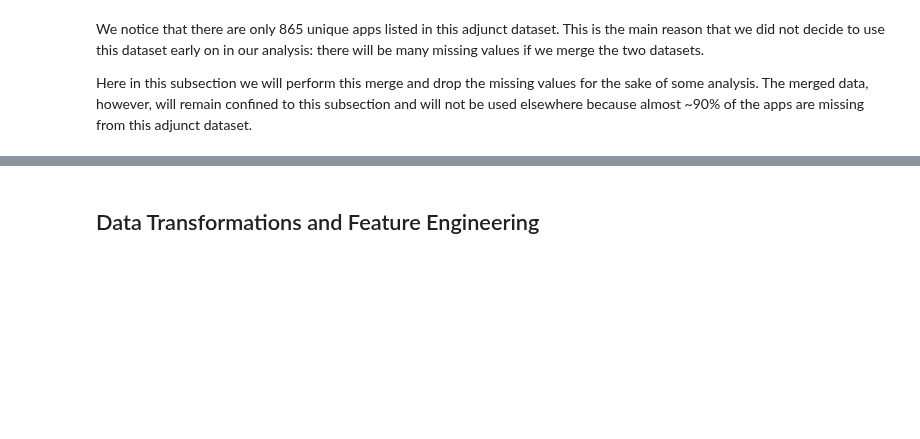
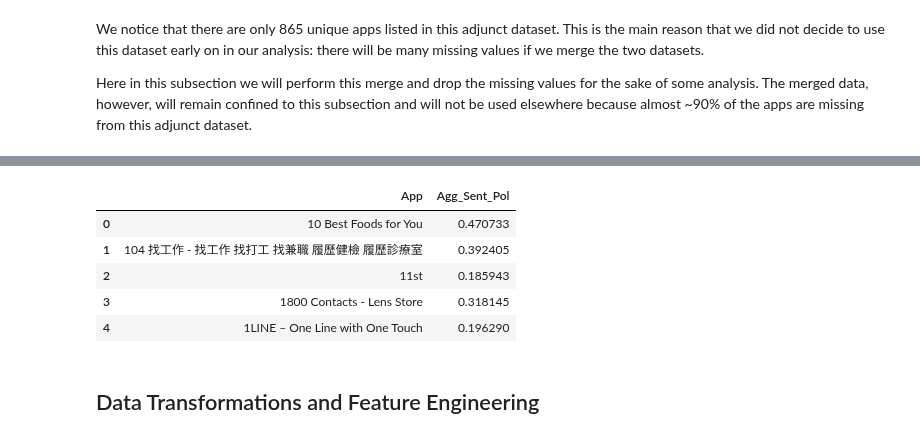
Before and after one commit to Logician724/play-store-analysis, a Jupyter notebook: notebook.ipynb, the cells around one changed output, grey strips where cells are left out. Drawn from its saved outputs; the diff is of its cells as text; code cells hidden in the pictures; blank space fills up the shorter version.

```diff
--- a/notebook.ipynb
+++ b/notebook.ipynb
@@ -1119,0 +1118,3 @@ merged_df = a
+# %%
+new_features_df = pd.DataFrame(user_reviews_df['App'].unique(), columns=['App'])
+new_features_df.head()
@@ -1119,0 +1128,13 @@ merged_df = a
+# %%
+# first feature
+new_features_df['Agg_Sent_Pol'] = user_reviews_df.groupby('App').agg(
+    {'Sentiment_Polarity': 'mean'}
+)['Sentiment_Polarity'].values
+new_features_df.head()
+# %% [output]
+|  | App | Agg_Sent_Pol |
+| 0 | 10 Best Foods for You | 0.470733 |
+| 1 | 104 找工作 - 找工作 找打工 找兼職 履歷健檢 履歷診療室 | 0.392405 |
+| 2 | 11st | 0.185943 |
+| 3 | 1800 Contacts - Lens Store | 0.318145 |
+| 4 | 1LINE – One Line with One Touch | 0.196290 |
```
Also changed, not shown: parts of 4 cells of this notebook.
